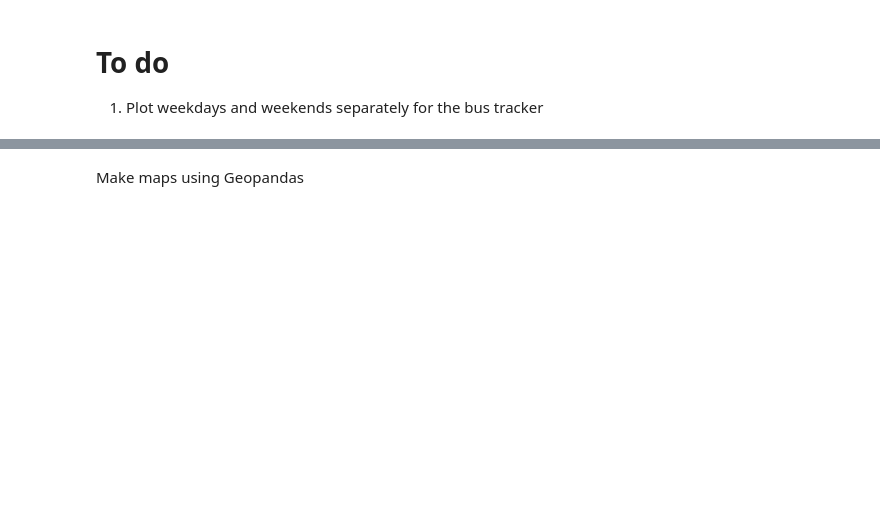
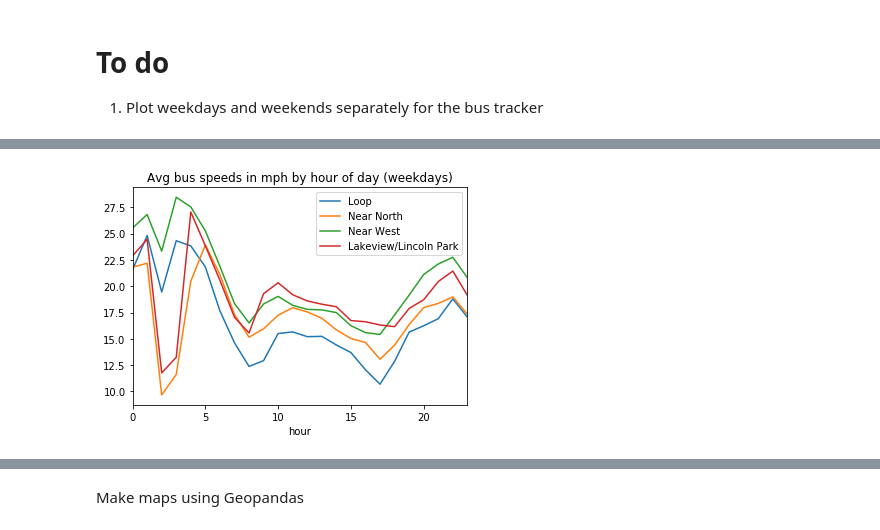
Before and after one commit to Inoueian/chicago-taxi, a Jupyter notebook: Challenge_3.ipynb, the cells around one changed output, grey strips where cells are left out. Saved outputs shown, nothing was run; the diff lists cells and outputs as text; code cells hidden in the pictures; blank space fills up the shorter version.

```diff
--- a/Challenge_3.ipynb
+++ b/Challenge_3.ipynb
@@ -39,0 +44,11 @@ plt.show()
+# %%
+df_cong[(df_cong['weekday'] == True) & (df_cong.REGION_ID == 13) & (df_cong.year == 2015)].groupby('hour').mean()['SPEED'].plot(label='Loop') #Loop
+df_cong[(df_cong['weekday'] == True) & (df_cong.REGION_ID == 12) & (df_cong.year == 2015)].groupby('hour').mean()['SPEED'].plot(label='Near North') #Near North
+df_cong[(df_cong['weekday'] == True) & (df_cong.REGION_ID == 11) & (df_cong.year == 2015)].groupby('hour').mean()['SPEED'].plot(label='Near West') #Near West
+df_cong[(df_cong['weekday'] == True) & (df_cong.REGION_ID == 8) & (df_cong.year == 2015)].groupby('hour').mean()['SPEED'].plot(label='Lakeview/Lincoln Park') #Lakeview
+plt.title('Avg bus speeds in mph by hour of day (weekdays)')
+plt.legend()
+plt.savefig('Figs/weekday_bus_speed.png')
+plt.show()
+# %% [output]
+[figure, added]
```
Also changed, not shown: parts of 50 cells of this notebook, 6 other files.
